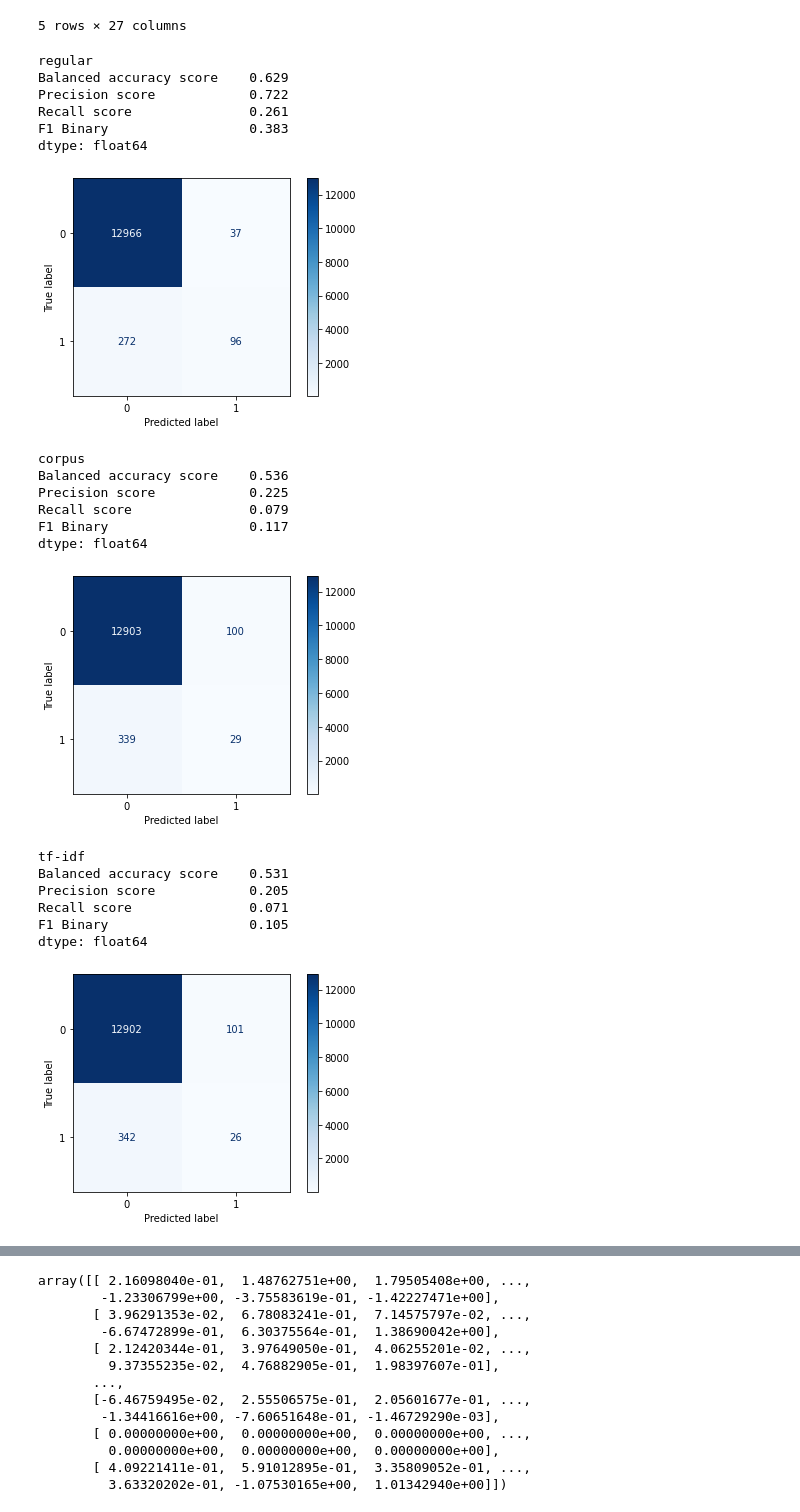
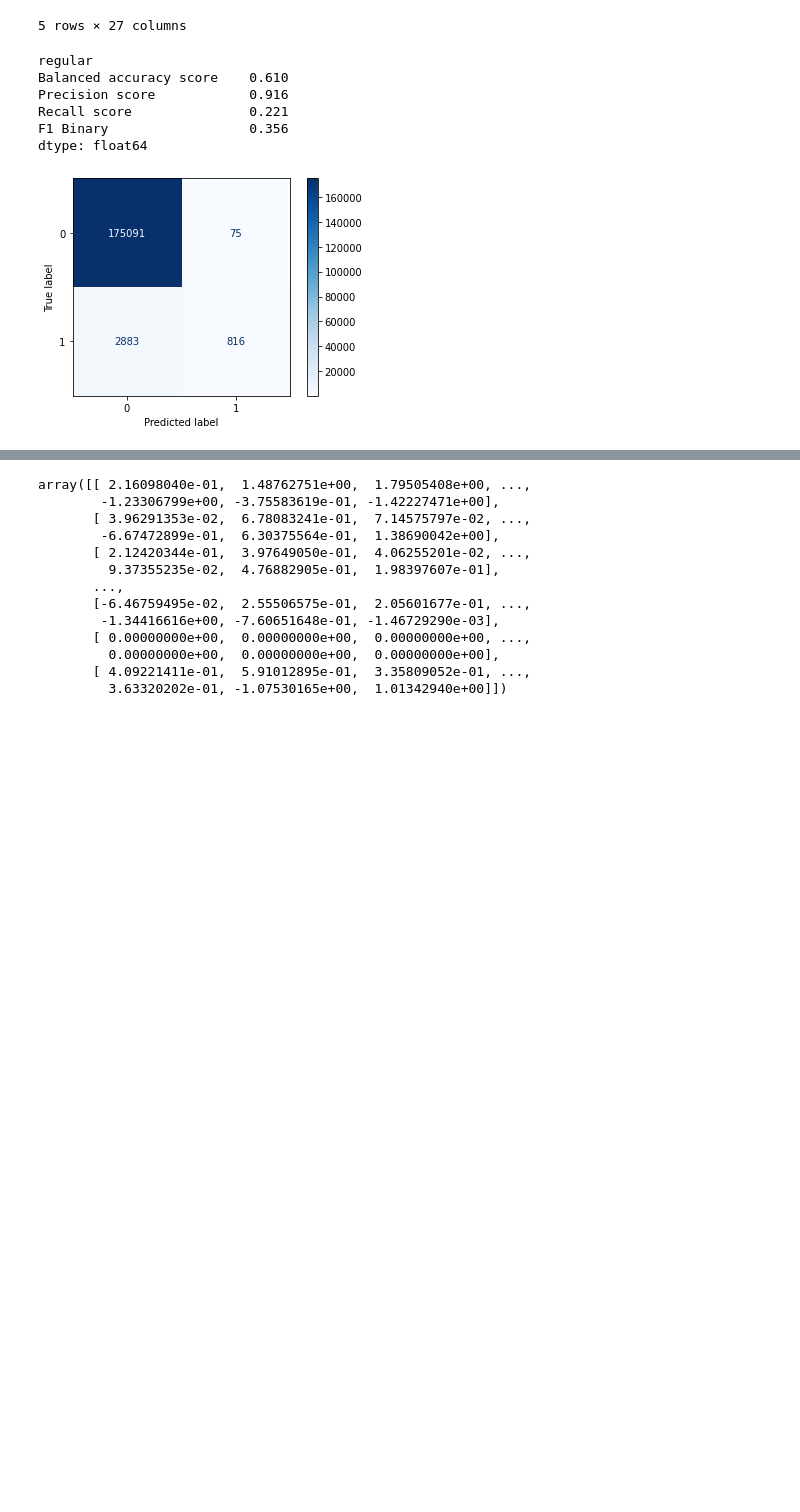
Before and after one commit to ncktl/logcheck, a Jupyter notebook: notebooks/my_approach.ipynb, the cells around one changed output, grey strips where cells are left out. Drawn from its saved outputs; the diff is of its cells as text; code cells hidden in the pictures; blank space fills up the shorter version.

Commit message:
Add location feature, handle errors in read code, add tqdm progress bars, update classification_learner, fix recommendation, update readme

```diff
--- a/notebooks/my_approach.ipynb
+++ b/notebooks/my_approach.ipynb
@@ -36,7 +36,7 @@ from numpy import zeros
 # Gemsim
 import gensim.models
 # %%
-run_random_forests = False
+run_random_forests = True
 # %%
 print(tf.config.list_physical_devices('GPU'))
 # %% [output]
@@ -53,23 +203,0 @@ class MyCorpus:
-# %%
-# Read the data
-# df = pd.read_csv('../features/combination.csv')
-df = pd.read_csv('../features/combination_zhenhao.csv')
-# df = pd.read_csv('../features/web2py.csv')
-# df = pd.read_csv('../features/neutron.csv')
-# df = pd.read_csv('../features/neutron_zhenhao.csv')
-# df = pd.read_csv('../features/nova.csv')
-# df = pd.read_csv('../features/nova_zhenhao.csv')
-# df = pd.read_csv('../features/django.csv')
-# df = pd.read_csv('../features/django_zhenhao.csv')
-# df = pd.read_csv('../features/tornado.csv')
-# df = pd.read_csv('../features/tornado_zhenhao.csv')
-
-no_log_cnt, log_cnt = df['contains_logging'].value_counts()
-par_vec_cnt = no_log_cnt + log_cnt
-log_ratio = log_cnt / par_vec_cnt
-print(f"Number of parameter vecs:\t\t{par_vec_cnt}")
-print(f"without logging (negatives):\t{no_log_cnt}")
-print(f"with logging (positives):\t\t{log_cnt}")
-print(f"Log ratio:\t\t\t\t\t\t{log_ratio * 100:.2f}%")
-print(df.shape)
-df.head()
@@ -88,4 +203,0 @@ Log ratio:                                              3.04%
-# %%
-# Convert the compacted context from letters into strings of integers
-df.context = [list(map(lambda y: str(ascii_letters.index(y)), list(x))) for x in df.context]
-df.head()
@@ -154,58 +250,45 @@ if run_random_forests:
     df_regular = df.drop(["context"], axis=1)
     dataframes = [
         ("regular", df_regular),
-        ("corpus", df_corpus_embeddings.join(pd.DataFrame(df.contains_logging))),
-        ("tf-idf", df_tfidf.join(pd.DataFrame(df.contains_logging))),
-        ("regular+corpus", df_regular.join(df_corpus_embeddings)),
-        ("regular+tfidf", df_regular.join(df_tfidf)),
-        ("corpus+tfidf", df_corpus_embeddings.join(df_tfidf).join(pd.DataFrame(df.contains_logging))),
-        ("regular+corpus+tfidf", df_regular.join(df_corpus_embeddings).join(df_tfidf)),
+        # ("corpus", df_corpus_embeddings.join(pd.DataFrame(df.contains_logging))),
+        # ("tf-idf", df_tfidf.join(pd.DataFrame(df.contains_logging))),
+        # ("regular+corpus", df_regular.join(df_corpus_embeddings)),
+        # ("regular+tfidf", df_regular.join(df_tfidf)),
+        # ("corpus+tfidf", df_corpus_embeddings.join(df_tfidf).join(pd.DataFrame(df.contains_logging))),
+        # ("regular+corpus+tfidf", df_regular.join(df_corpus_embeddings).join(df_tfidf)),
     ]
 
     for df_name, df_used in dataframes:
         print(df_name)
         # Split data into train and test sets
-        X = df_used.drop(["contains_logging"], axis=1)
+        # X = df_used.drop(["contains_logging"], axis=1)
+        X = df_used.drop(["contains_logging", "location"], axis=1)
         if "regular" in df_name:
             X = pd.get_dummies(X, columns=["type", "parent"])
         y = df_used.contains_logging
         X_train, X_test, y_train, y_test = train_test_split(X, y, test_size = 0.25, stratify=y, random_state=0)
         # X_train.head()
         classifier = RandomForestClassifier(n_estimators=9, random_state=0)
         classifier.fit(X_train, y_train)
         y_pred = classifier.predict(X_test)
         scores = [
                 balanced_accuracy_score(y_test, y_pred),
                 precision_score(y_test, y_pred),
                 recall_score(y_test, y_pred),
                 f1_score(y_test, y_pred, average='binary', pos_label=True)
         ]
         cm = confusion_matrix(y_test, y_pred, labels=classifier.classes_)
         score_df = pd.DataFrame([scores], columns=score_names).mean().round(3)
         print(score_df)
         disp = ConfusionMatrixDisplay(confusion_matrix=cm,
                                       display_labels=classifier.classes_)
         disp.plot(cmap=plt.cm.Blues)
         plt.show()
 # %% [output]
 regular
-Balanced accuracy score    0.629
-Precision score            0.722
-Recall score               0.261
-F1 Binary                  0.383
+Balanced accuracy score    0.610
+Precision score            0.916
+Recall score               0.221
+F1 Binary                  0.356
 dtype: float64
-[figure, old version]
+[figure, new version]
-corpus
-Balanced accuracy score    0.536
-Precision score            0.225
-Recall score               0.079
-F1 Binary                  0.117
-dtype: float64
-[figure, removed]
-tf-idf
-Balanced accuracy score    0.531
-Precision score            0.205
-Recall score               0.071
-F1 Binary                  0.105
-dtype: float64
-[figure, removed]
```
Also changed, not shown: parts of 11 cells of this notebook, 9 other files.
